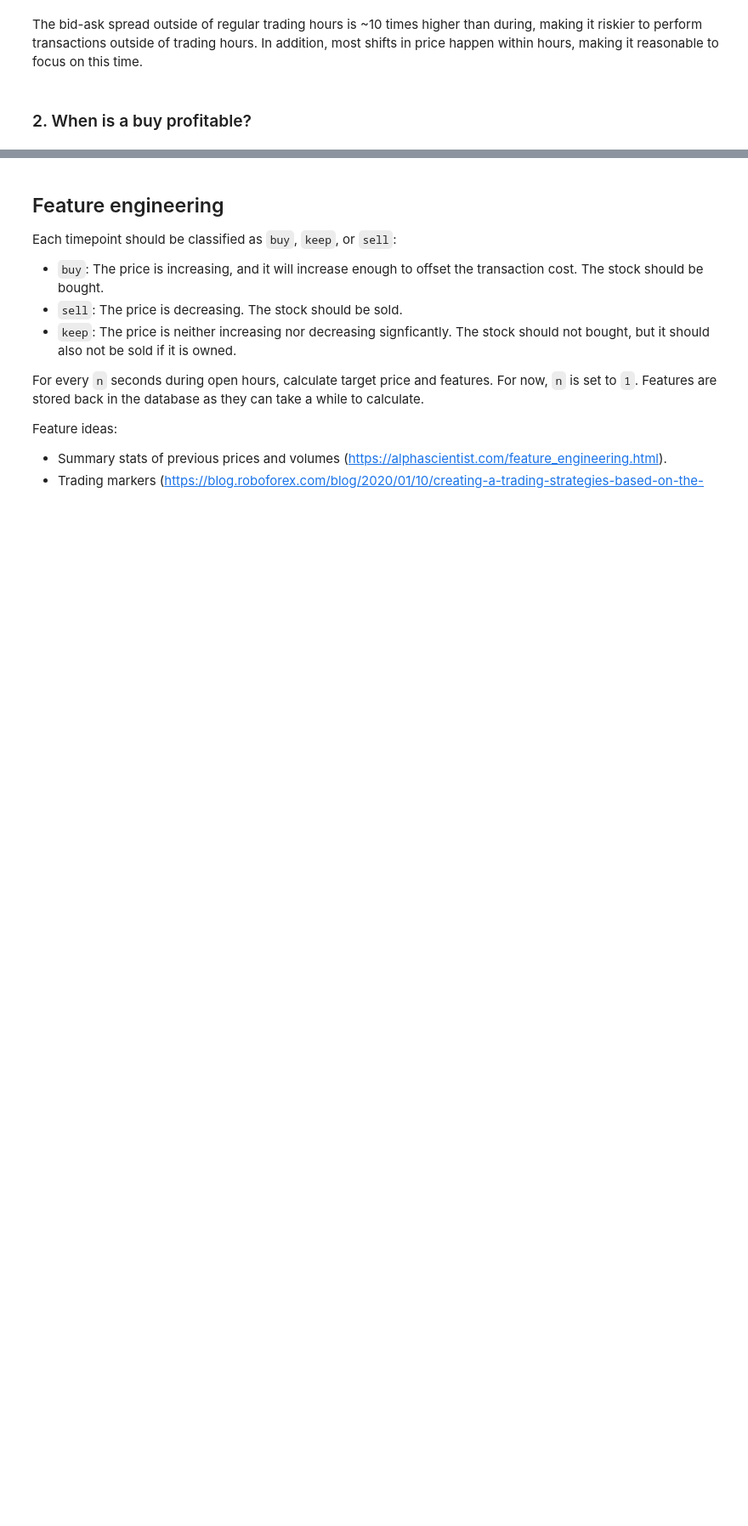
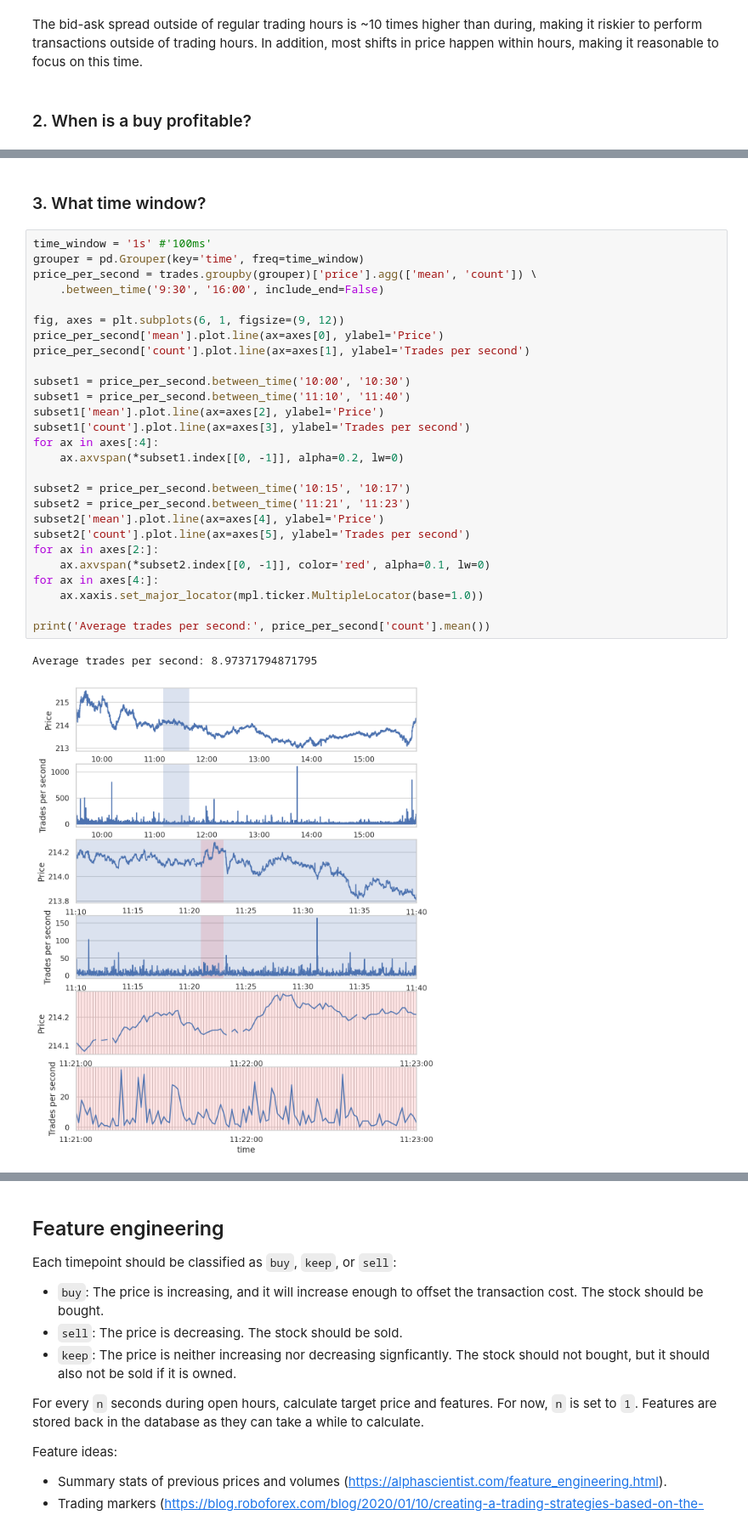
Before and after one commit to dwitvliet/project-stock-trading, a Jupyter notebook: stock_prediction.ipynb, the cells around one changed output, grey strips where cells are left out. Shown at 85% size. Saved outputs shown, nothing was run; the diff lists cells and outputs as text; blank space fills up the shorter version.

```diff
--- a/stock_prediction.ipynb
+++ b/stock_prediction.ipynb
@@ -171,0 +165,32 @@ The average bid-ask spread is less than \\$0.02, meaning that the gain while the
+# %% [markdown]
+### 3. What time window?
+# %%
+time_window = '1s' #'100ms'
+grouper = pd.Grouper(key='time', freq=time_window)
+price_per_second = trades.groupby(grouper)['price'].agg(['mean', 'count']) \
+    .between_time('9:30', '16:00', include_end=False)
+
+fig, axes = plt.subplots(6, 1, figsize=(9, 12))
+price_per_second['mean'].plot.line(ax=axes[0], ylabel='Price')
+price_per_second['count'].plot.line(ax=axes[1], ylabel='Trades per second')
+
+subset1 = price_per_second.between_time('10:00', '10:30')
+subset1 = price_per_second.between_time('11:10', '11:40')
+subset1['mean'].plot.line(ax=axes[2], ylabel='Price')
+subset1['count'].plot.line(ax=axes[3], ylabel='Trades per second')
+for ax in axes[:4]:
+    ax.axvspan(*subset1.index[[0, -1]], alpha=0.2, lw=0)
+
+subset2 = price_per_second.between_time('10:15', '10:17')
+subset2 = price_per_second.between_time('11:21', '11:23')
+subset2['mean'].plot.line(ax=axes[4], ylabel='Price')
+subset2['count'].plot.line(ax=axes[5], ylabel='Trades per second')
+for ax in axes[2:]:
+    ax.axvspan(*subset2.index[[0, -1]], color='red', alpha=0.1, lw=0)
+for ax in axes[4:]:
+    ax.xaxis.set_major_locator(mpl.ticker.MultipleLocator(base=1.0))
+
+print('Average trades per second:', price_per_second['count'].mean())
+# %% [output]
+Average trades per second: 8.97371794871795
+[figure, added]
```
Also changed, not shown: parts of 6 cells of this notebook.
